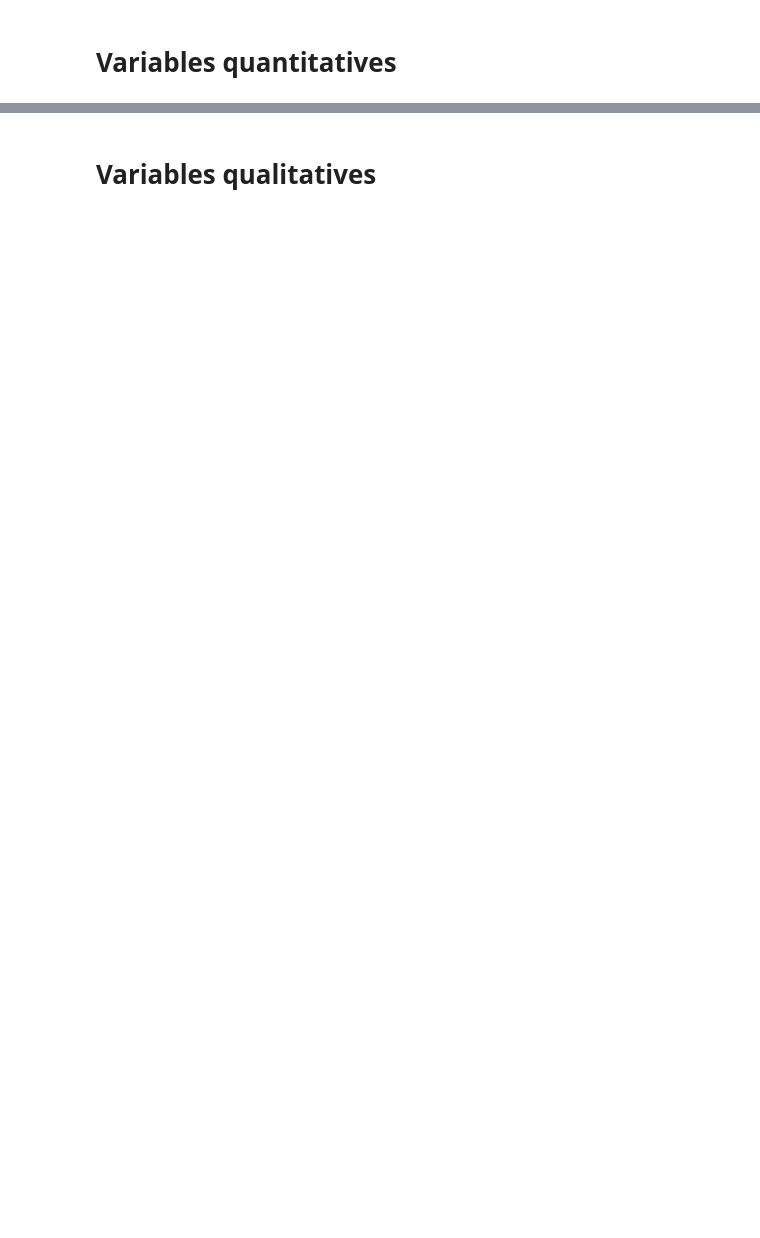
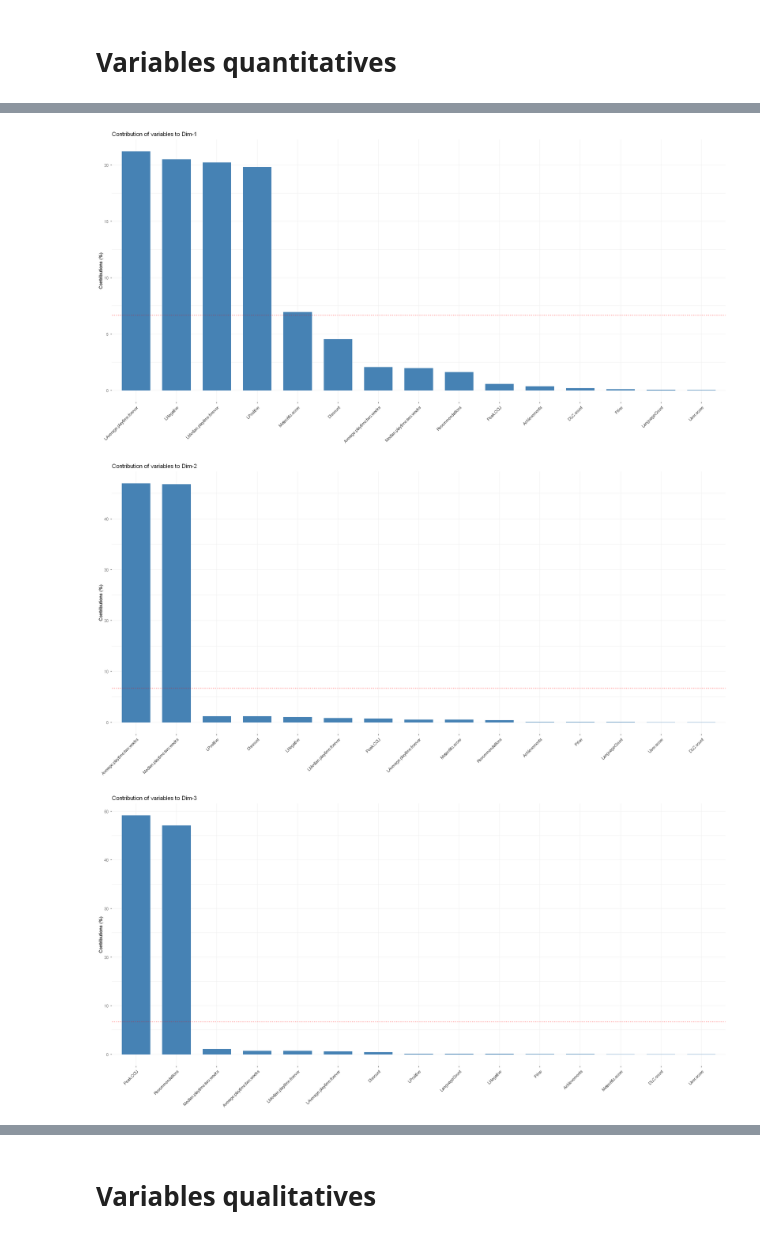
Before and after one commit to LjAquinox/Projet_Analyse_Steam, a Jupyter notebook: notebook_R_lukas.ipynb, the cells around one changed output, grey strips where cells are left out. Drawn from its saved outputs; the diff is of its cells as text; code cells hidden in the pictures; blank space fills up the shorter version.

```diff
--- a/notebook_R_lukas.ipynb
+++ b/notebook_R_lukas.ipynb
@@ -152,0 +528,13 @@ Donc même en essayant de transformer les données, on se rends compte que les v
+# %%
+fviz_contrib(res.pca, choice = "var", axes = 1)
+fviz_contrib(res.pca, choice = "var", axes = 2)
+fviz_contrib(res.pca, choice = "var", axes = 3)
+fviz_contrib(res.pca, choice = "var", axes = 4)
+fviz_contrib(res.pca, choice = "var", axes = 5)
+fviz_contrib(res.pca, choice = "var", axes = 6)
+fviz_contrib(res.pca, choice = "var", axes = 7)
+fviz_contrib(res.pca, choice = "var", axes = 8)
+# %% [output]
+[figure, added]
+[figure, added]
+[figure, added]
```
Also changed, not shown: parts of 47 cells of this notebook.
